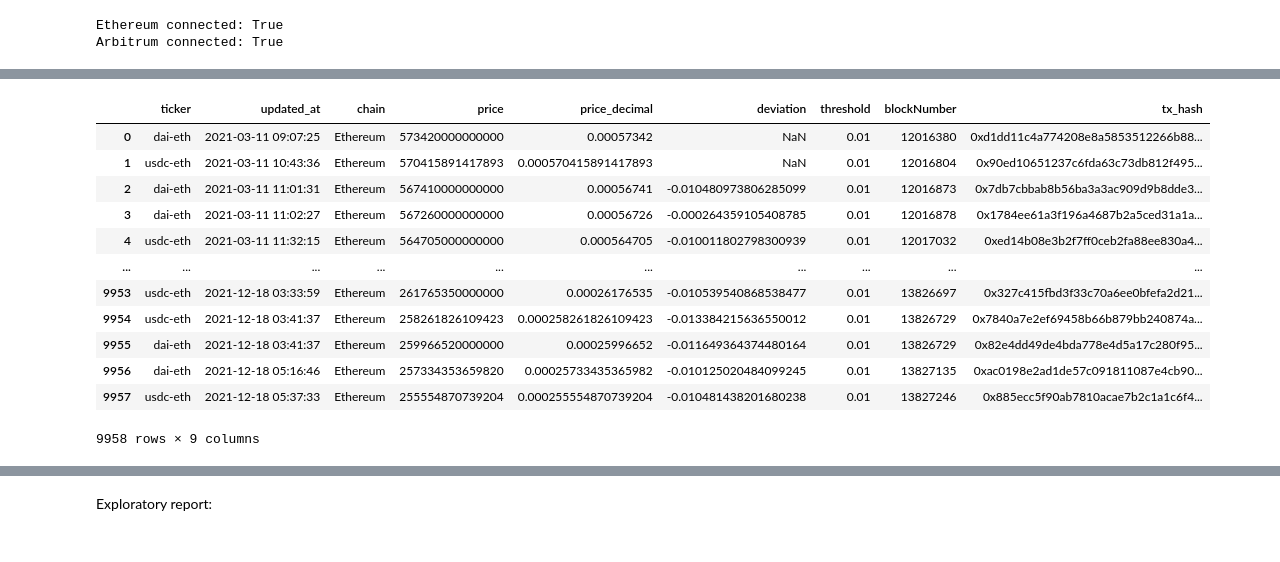
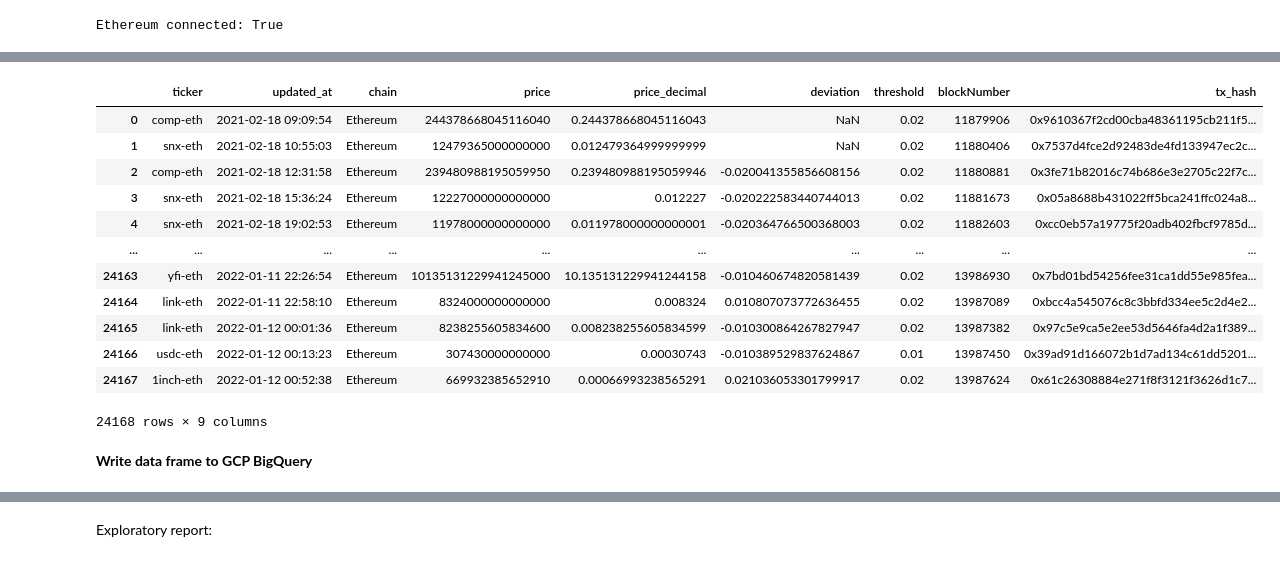
Before and after one commit to amantay-a/misc, a Jupyter notebook: chainlink_pricefeeds.ipynb, the cells around one changed output, grey strips where cells are left out. Cells and saved outputs as stored; diff of their text form; code cells hidden in the pictures.

```diff
--- a/chainlink_pricefeeds.ipynb
+++ b/chainlink_pricefeeds.ipynb
@@ -3,5 +3,6 @@
 # %%
 import json
+from datetime import datetime
 import pandas as pd
 from web3 import Web3
 from web3.exceptions import (InvalidEventABI, LogTopicError, MismatchedABI)
@@ -9,17 +10,13 @@ from web3._utils.events import get_event_data
 from eth_utils import (encode_hex, event_abi_to_log_topic)
 
 
-Infura_Project_ID = 'Infura_Project_ID' # https://infura.io/docs
-assert Infura_Project_ID != 'Infura_Project_ID', "Infura Project ID required!"
+# The dafault RPC from ethersjs, change it if it doesn't work: https://infura.io/docs
+RPC_Endpoint = 'https://mainnet.infura.io/v3/84842078b09946638c03157f83405213'
 
-w3_eth = Web3(Web3.HTTPProvider('https://mainnet.infura.io/v3/'+Infura_Project_ID, request_kwargs={'timeout': 10}))
+w3_eth = Web3(Web3.HTTPProvider(RPC_Endpoint, request_kwargs={'timeout': 20}))
 print ('Ethereum connected:', w3_eth.isConnected())
-
-w3_arb = Web3(Web3.HTTPProvider('https://arbitrum-mainnet.infura.io/v3/'+Infura_Project_ID, request_kwargs={'timeout': 20}))
-print ('Arbitrum connected:', w3_arb.isConnected())
 # %% [output]
 Ethereum connected: True
-Arbitrum connected: True
 # %%
 def get_event_abi(abi, abi_name, abi_type = 'event'):
     l = [x for x in abi if x['type'] == abi_type and x['name']==abi_name]
@@ -63,18 +60,37 @@ aggregator_abi = json.loads(aggregator_abi_str)
 ocr_abi = json.loads(ocr_abi_str)
 event_topics = get_events({'Aggregator': aggregator_abi, 'OCR': ocr_abi})
 # %%
+#from google.oauth2 import service_account
+#import pandas_gbq
+
+#try:
+#    df_blocknum = pandas_gbq.read_gbq('select max(blockNumber) from gearbox.oracle_price_history',
+#                             project_id=gcp_project_id,
+#                             progress_bar_type = None,)
+#    from_block = int(df_blocknum.iloc[0,0]) + 1
+#except pandas_gbq.exceptions.GenericGBQException:
+#    print('The table does not exist?')
+#    from_block = 0
+from_block = 0
+print(datetime.utcnow(),'from_block=', from_block)
+
 df = pd.DataFrame()
 
 price_contracts_eth = {'btc-eth' : [w3_eth, Web3.toChecksumAddress('0x81076d6ff2620ea9dd7ba9c1015f0d09a3a732e6'), 0.02]
                   ,'usdc-eth': [w3_eth, Web3.toChecksumAddress('0xe5bbbdb2bb953371841318e1edfbf727447cef2e'), 0.01]
                   ,'dai-eth' : [w3_eth, Web3.toChecksumAddress('0x158228e08c52f3e2211ccbc8ec275fa93f6033fc'), 0.01]
-                  }
-
-price_contracts_arb = {'btc-eth' : [w3_arb, Web3.toChecksumAddress('0x3c8f2d5af2e0f5ef7c23a08df6ad168ece071d4b'), 0.005]
+                  ,'1inch-eth': [w3_eth, Web3.toChecksumAddress('0xb2f68c82479928669b0487d1daed6ef47b63411e'), 0.02]
+                  ,'aave-eth': [w3_eth, Web3.toChecksumAddress('0xdf0da6b3d19e4427852f2112d0a963d8a158e9c7'), 0.02]
+                  ,'comp-eth': [w3_eth, Web3.toChecksumAddress('0x9d6acd34d481512586844fd65328bd358d306752'), 0.02]
+                  ,'dpi-eth': [w3_eth, Web3.toChecksumAddress('0x36e4f71440edf512eb410231e75b9281d4fcfc4c'), 0.02]
+                  ,'fei-eth': [w3_eth, Web3.toChecksumAddress('0x4be991b4d560bba8308110ed1e0d7f8da60acf6a'), 0.02]
+                  ,'link-eth': [w3_eth, Web3.toChecksumAddress('0xbba12740de905707251525477bad74985dec46d2'), 0.02]
+                  ,'snx-eth': [w3_eth, Web3.toChecksumAddress('0xbafe3cb0e563e914806a99d547bdbf2cfcf5fdf6'), 0.02]
+                  ,'uni-eth': [w3_eth, Web3.toChecksumAddress('0xc1d1d0da0fcf78157ea25d0e64e3be679813a1f7'), 0.02]
+                  ,'yfi-eth': [w3_eth, Web3.toChecksumAddress('0xaa5aa80e416f9d32ffe6c390e24410d02d203f70'), 0.02]
                       }
 
 config = {'Ethereum':price_contracts_eth,
-          #'Arbitrum' : price_contracts_arb -->Arbitrum
          }
 
 topic_AnswerUpdated = event_topics[(event_topics['event']=='AnswerUpdated') & (event_topics['contract_type']=='OCR')]['topic'].values[0]
@@ -82,15 +98,10 @@ topic_AnswerUpdated = event_topics[(event_topics['event']=='AnswerUpdated') & (e
 for chain in config.keys():
     price_contracts = config[chain]
     for ticker in price_contracts.keys():
-
+        print(datetime.utcnow(), ticker.upper())
         w3 = price_contracts[ticker][0]
         address = price_contracts[ticker][1]
         threshold = price_contracts[ticker][2]
-
-        if w3.eth.chain_id == 1:
-            from_block = 0
-        else:
-            from_block = w3.eth.get_block('latest')['number'] - 99900 #Arbitrum endpoint is limited by 100K blocks range
 
         decimals = w3.eth.contract(address=address, abi=aggregator_abi_str).functions.decimals().call()
 
@@ -112,13 +136,13 @@ df
 |  | ticker | updated_at | chain | price | price_decimal | deviation | threshold | blockNumber | tx_hash |
-| 0 | dai-eth | 2021-03-11 09:07:25 | Ethereum | 573420000000000 | 0.00057342 | NaN | 0.01 | 12016380 | 0xd1dd11c4a774208e8a5853512266b88... |
-| 1 | usdc-eth | 2021-03-11 10:43:36 | Ethereum | 570415891417893 | 0.000570415891417893 | NaN | 0.01 | 12016804 | 0x90ed10651237c6fda63c73db812f495... |
-| 2 | dai-eth | 2021-03-11 11:01:31 | Ethereum | 567410000000000 | 0.00056741 | -0.010480973806285099 | 0.01 | 12016873 | 0x7db7cbbab8b56ba3a3ac909d9b8dde3... |
-| 3 | dai-eth | 2021-03-11 11:02:27 | Ethereum | 567260000000000 | 0.00056726 | -0.000264359105408785 | 0.01 | 12016878 | 0x1784ee61a3f196a4687b2a5ced31a1a... |
-| 4 | usdc-eth | 2021-03-11 11:32:15 | Ethereum | 564705000000000 | 0.000564705 | -0.010011802798300939 | 0.01 | 12017032 | 0xed14b08e3b2f7ff0ceb2fa88ee830a4... |
+| 0 | comp-eth | 2021-02-18 09:09:54 | Ethereum | 244378668045116040 | 0.244378668045116043 | NaN | 0.02 | 11879906 | 0x9610367f2cd00cba48361195cb211f5... |
+| 1 | snx-eth | 2021-02-18 10:55:03 | Ethereum | 12479365000000000 | 0.012479364999999999 | NaN | 0.02 | 11880406 | 0x7537d4fce2d92483de4fd133947ec2c... |
+| 2 | comp-eth | 2021-02-18 12:31:58 | Ethereum | 239480988195059950 | 0.239480988195059946 | -0.020041355856608156 | 0.02 | 11880881 | 0x3fe71b82016c74b686e3e2705c22f7c... |
+| 3 | snx-eth | 2021-02-18 15:36:24 | Ethereum | 12227000000000000 | 0.012227 | -0.020222583440744013 | 0.02 | 11881673 | 0x05a8688b431022ff5bca241ffc024a8... |
+| 4 | snx-eth | 2021-02-18 19:02:53 | Ethereum | 11978000000000000 | 0.011978000000000001 | -0.020364766500368003 | 0.02 | 11882603 | 0xcc0eb57a19775f20adb402fbcf9785d... |
 | ... | ... | ... | ... | ... | ... | ... | ... | ... | ... |
-| 9953 | usdc-eth | 2021-12-18 03:33:59 | Ethereum | 261765350000000 | 0.00026176535 | -0.010539540868538477 | 0.01 | 13826697 | 0x327c415fbd3f33c70a6ee0bfefa2d21... |
-| 9954 | usdc-eth | 2021-12-18 03:41:37 | Ethereum | 258261826109423 | 0.000258261826109423 | -0.013384215636550012 | 0.01 | 13826729 | 0x7840a7e2ef69458b66b879bb240874a... |
-| 9955 | dai-eth | 2021-12-18 03:41:37 | Ethereum | 259966520000000 | 0.00025996652 | -0.011649364374480164 | 0.01 | 13826729 | 0x82e4dd49de4bda778e4d5a17c280f95... |
-| 9956 | dai-eth | 2021-12-18 05:16:46 | Ethereum | 257334353659820 | 0.00025733435365982 | -0.010125020484099245 | 0.01 | 13827135 | 0xac0198e2ad1de57c091811087e4cb90... |
-| 9957 | usdc-eth | 2021-12-18 05:37:33 | Ethereum | 255554870739204 | 0.000255554870739204 | -0.010481438201680238 | 0.01 | 13827246 | 0x885ecc5f90ab7810acae7b2c1a1c6f4... |
+| 24163 | yfi-eth | 2022-01-11 22:26:54 | Ethereum | 10135131229941245000 | 10.135131229941244158 | -0.010460674820581439 | 0.02 | 13986930 | 0x7bd01bd54256fee31ca1dd55e985fea... |
+| 24164 | link-eth | 2022-01-11 22:58:10 | Ethereum | 8324000000000000 | 0.008324 | 0.010807073772636455 | 0.02 | 13987089 | 0xbcc4a545076c8c3bbfd334ee5c2d4e2... |
+| 24165 | link-eth | 2022-01-12 00:01:36 | Ethereum | 8238255605834600 | 0.008238255605834599 | -0.010300864267827947 | 0.02 | 13987382 | 0x97c5e9ca5e2ee53d5646fa4d2a1f389... |
+| 24166 | usdc-eth | 2022-01-12 00:13:23 | Ethereum | 307430000000000 | 0.00030743 | -0.010389529837624867 | 0.01 | 13987450 | 0x39ad91d166072b1d7ad134c61dd5201... |
+| 24167 | 1inch-eth | 2022-01-12 00:52:38 | Ethereum | 669932385652910 | 0.00066993238565291 | 0.021036053301799917 | 0.02 | 13987624 | 0x61c26308884e271f8f3121f3626d1c7... |
-9958 rows × 9 columns
+24168 rows × 9 columns
@@ -126,0 +149,2 @@ df.to_csv('pricefeeds.csv')
+# %% [markdown]
+**Write data frame to GCP BigQuery**
```
Also changed, not shown: parts of 4 cells of this notebook.
